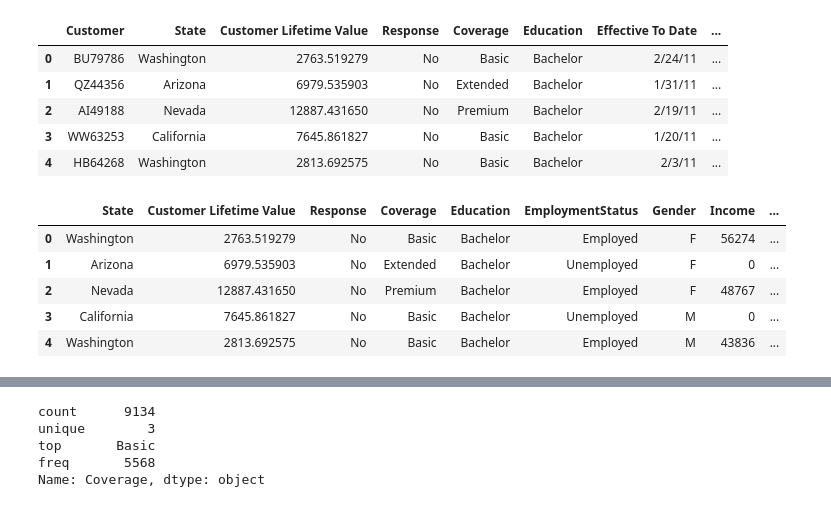
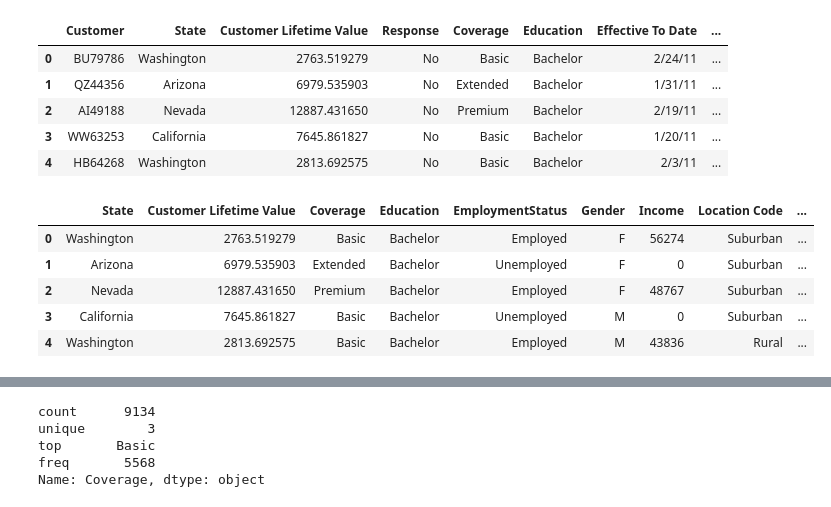
Before and after one commit to EvidenceN/Insurance_premium_prediction, a Jupyter notebook: model/premium2.ipynb, the cells around one changed output, grey strips where cells are left out. Drawn from its saved outputs; the diff is of its cells as text; code cells hidden in the pictures.

```diff
--- a/model/premium2.ipynb
+++ b/model/premium2.ipynb
@@ -99,6 +34,0 @@ dtype: object
-# %%
-# Convert Effective_To_Date from categorical to date
-# Effective_to_date could mean the day insurance starts or could be interpreted
-# as the day insurance ends. As in effective until this date.
-
-insurance["activation_date"] = pd.to_datetime(insurance["Effective To Date"], infer_datetime_format = True)
@@ -131,15 +89,32 @@ insurance.head()
 | 2 | AI49188 | Nevada | 12887.431650 | No | Premium | Bachelor | 2/19/11 | ... |
 | 3 | WW63253 | California | 7645.861827 | No | Basic | Bachelor | 1/20/11 | ... |
 | 4 | HB64268 | Washington | 2813.692575 | No | Basic | Bachelor | 2/3/11 | ... |
-# %%
-insurance = insurance.drop(columns = ["Customer", "Effective To Date"])
+# %%
+# Data Wrangling Function
+# Change insurance effective to date column to datetime and store in new column called activation_date.
+# Drop customer and Effective to date, # Response.
+
+def Wrangle(dataframe):
+
+    data = dataframe.copy()
+
+    data["activation_date"] = pd.to_datetime(data["Effective To Date"],
+                                                  infer_datetime_format = True)
+
+    data = data.drop(columns = ["Customer",
+                                          "Effective To Date",
+                                          'Response'])
+
+    return data
+# %%
+insurance2 = Wrangle(insurance)
 # %%
-insurance.head()
+insurance2.head()
 # %% [output]
-|  | State | Customer Lifetime Value | Response | Coverage | Education | EmploymentStatus | Gender | Income | ... |
-| 0 | Washington | 2763.519279 | No | Basic | Bachelor | Employed | F | 56274 | ... |
-| 1 | Arizona | 6979.535903 | No | Extended | Bachelor | Unemployed | F | 0 | ... |
-| 2 | Nevada | 12887.431650 | No | Premium | Bachelor | Employed | F | 48767 | ... |
-| 3 | California | 7645.861827 | No | Basic | Bachelor | Unemployed | M | 0 | ... |
-| 4 | Washington | 2813.692575 | No | Basic | Bachelor | Employed | M | 43836 | ... |
+|  | State | Customer Lifetime Value | Coverage | Education | EmploymentStatus | Gender | Income | Location Code | ... |
+| 0 | Washington | 2763.519279 | Basic | Bachelor | Employed | F | 56274 | Suburban | ... |
+| 1 | Arizona | 6979.535903 | Extended | Bachelor | Unemployed | F | 0 | Suburban | ... |
+| 2 | Nevada | 12887.431650 | Premium | Bachelor | Employed | F | 48767 | Suburban | ... |
+| 3 | California | 7645.861827 | Basic | Bachelor | Unemployed | M | 0 | Suburban | ... |
+| 4 | Washington | 2813.692575 | Basic | Bachelor | Employed | M | 43836 | Rural | ... |
 # %%
```
Also changed, not shown: parts of 14 cells of this notebook, 1 other file.
